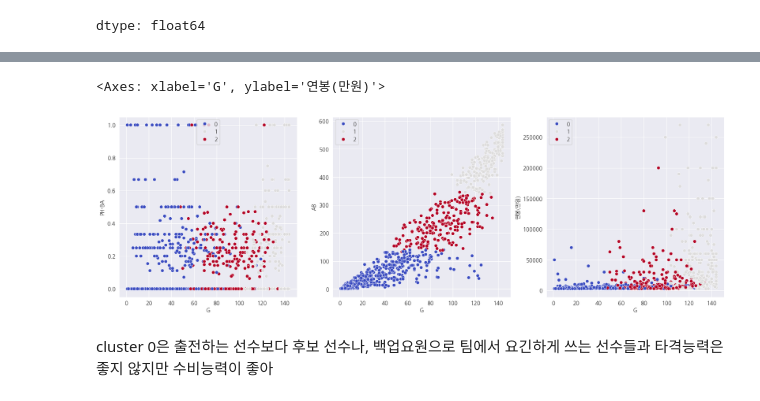
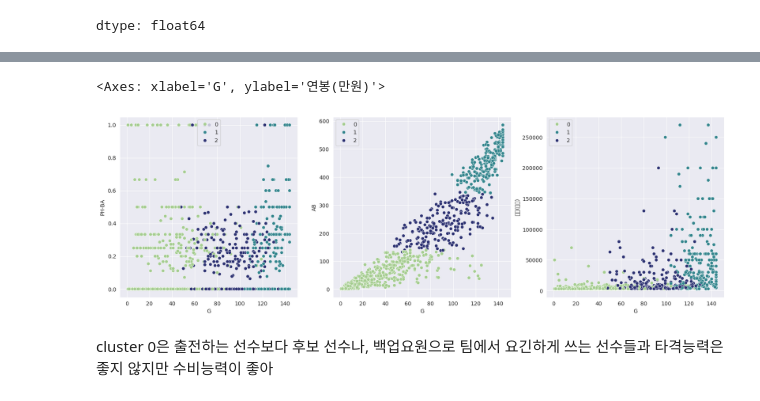
Before and after one commit to zefo38/kbo_salary, a Jupyter notebook: 05. EDA : Height, Weight, Stat Clustering .ipynb, the cells around one changed output, grey strips where cells are left out. Cells and saved outputs as stored; diff of their text form; code cells hidden in the pictures.

```diff
--- a/05. EDA : Height, Weight, Stat Clustering .ipynb
+++ b/05. EDA : Height, Weight, Stat Clustering .ipynb
@@ -720,20 +744,20 @@ memory usage: 195.0+ KB
 # %%
 plt.figure(figsize=(20, 6))
 
 plt.subplot(131)
 # sns.scatterplot(x=df_hitter['TB'], y=df_hitter['AVG'], data=df_hitter, hue=kmeans.labels_, palette='coolwarm')
-sns.scatterplot(x=df_hitter['G'], y=df_hitter['PH-BA'], data=df_hitter, hue=kmeans.labels_, palette='coolwarm')
+sns.scatterplot(x=df_hitter['G'], y=df_hitter['PH-BA'], data=df_hitter, hue=kmeans.labels_, palette='crest')
 
 # plt.ylim([0.2, 0.4])
 
 plt.subplot(132)
-sns.scatterplot(x=df_hitter.iloc[:,3], y=df_hitter.iloc[:,5], data=df_hitter, hue=kmeans.labels_, palette='coolwarm')
+sns.scatterplot(x=df_hitter.iloc[:,3], y=df_hitter.iloc[:,5], data=df_hitter, hue=kmeans.labels_, palette='crest')
 
 
 plt.subplot(133)
-sns.scatterplot(x=df_hitter.iloc[:,3], y=df_hitter['연봉(만원)'], data=df_hitter, hue=kmeans.labels_, palette='coolwarm')
+sns.scatterplot(x=df_hitter.iloc[:,3], y=df_hitter['연봉(만원)'], data=df_hitter, hue=kmeans.labels_, palette='crest')
 # %% [output]
 <Axes: xlabel='G', ylabel='연봉(만원)'>
-[figure, old version]
+[figure, new version]
 # %% [markdown]
 cluster 0은 출전하는 선수보다 후보 선수나, 백업요원으로 팀에서 요긴하게 쓰는 선수들과 타격능력은 좋지 않지만 수비능력이 좋아
```
Also changed, not shown: parts of 29 cells of this notebook, 2 other files.
